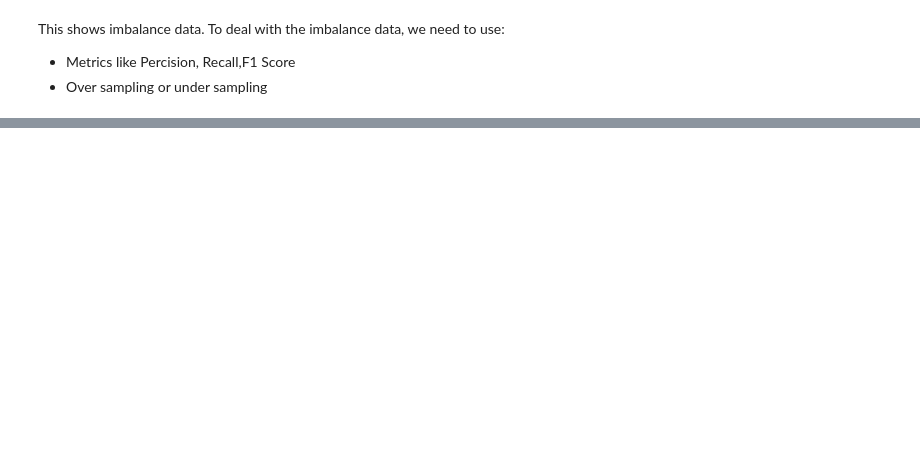
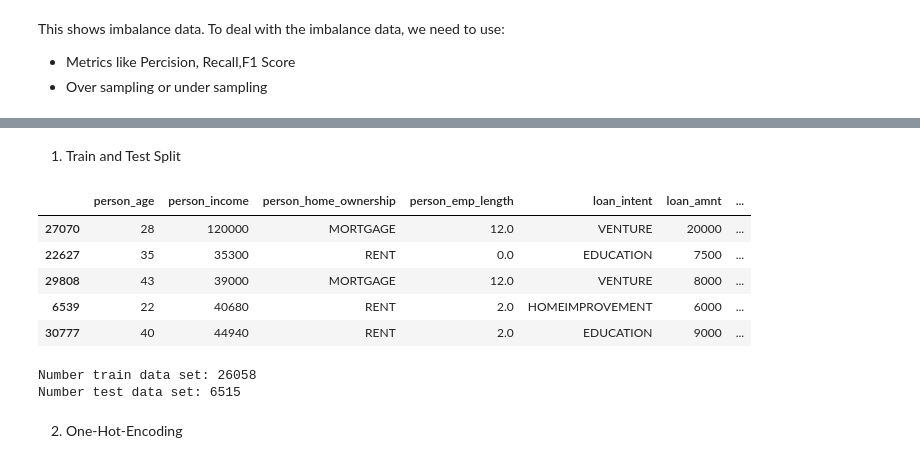
Before and after one commit to SainaPolis/Credit-Risk-Assessment, a Jupyter notebook: main.ipynb, the cells around one changed output, grey strips where cells are left out. Saved outputs shown, nothing was run; the diff lists cells and outputs as text; code cells hidden in the pictures; blank space fills up the shorter version.

```diff
--- a/main.ipynb
+++ b/main.ipynb
@@ -220,0 +266,26 @@ Note: you may need to restart the kernel to use updated packages.
+# %% [markdown]
+1. Train and Test Split
+# %%
+# Split Data into X and Y
+X = df4.drop('cb_person_default_on_file', axis =1)
+Y = df4['cb_person_default_on_file'] # traget variable
+# %%
+#Split The data into train and test
+X_train, X_test, Y_train, Y_test = train_test_split(X,Y, shuffle=True, test_size= 0.2)
+# %%
+X_train.head()
+# %% [output]
+|  | person_age | person_income | person_home_ownership | person_emp_length | loan_intent | loan_amnt | ... |
+| 27070 | 28 | 120000 | MORTGAGE | 12.0 | VENTURE | 20000 | ... |
+| 22627 | 35 | 35300 | RENT | 0.0 | EDUCATION | 7500 | ... |
+| 29808 | 43 | 39000 | MORTGAGE | 12.0 | VENTURE | 8000 | ... |
+| 6539 | 22 | 40680 | RENT | 2.0 | HOMEIMPROVEMENT | 6000 | ... |
+| 30777 | 40 | 44940 | RENT | 2.0 | EDUCATION | 9000 | ... |
+# %%
+print(f"Number train data set: {X_train.shape[0]}")
+print(f"Number test data set: {X_test.shape[0]}")
+# %% [output]
+Number train data set: 26058
+Number test data set: 6515
+# %% [markdown]
+2. One-Hot-Encoding
```
Also changed, not shown: parts of 31 cells of this notebook.
